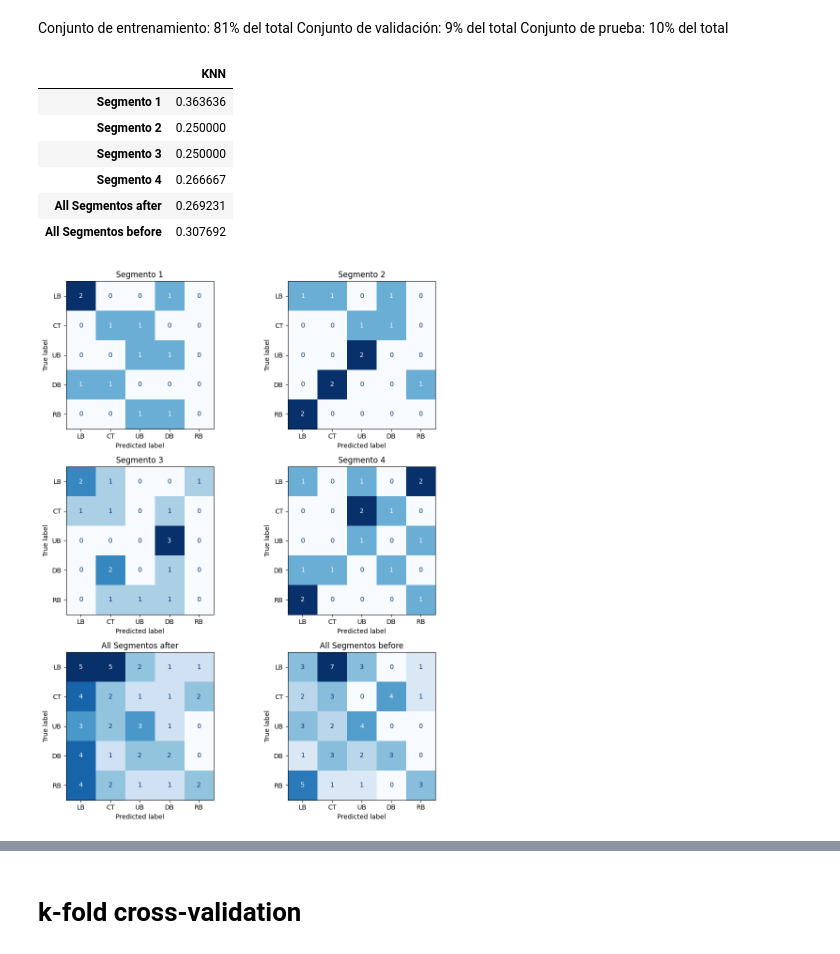
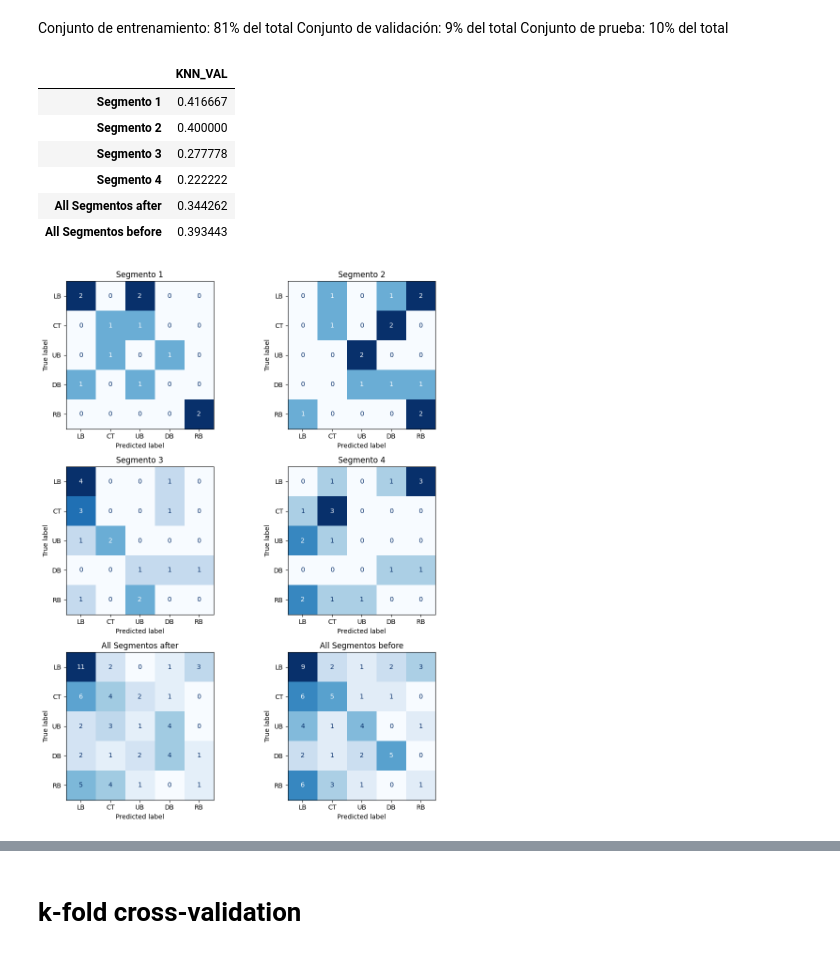
Before and after one commit to jpg1003/AnalisisEEG, a Jupyter notebook: codigo/notebooks/7.Machine_Learning.ipynb, the cells around one changed output, grey strips where cells are left out. Drawn from its saved outputs; the diff is of its cells as text; code cells hidden in the pictures.

```diff
--- a/codigo/notebooks/7.Machine_Learning.ipynb
+++ b/codigo/notebooks/7.Machine_Learning.ipynb
@@ -55,7 +55,7 @@ def evaluar_holdout_knn(dataframe):
     X_train, y_train, X_val, y_val, X_test, y_test = dividir_datos(dataframe)
 
     #modelo
-    model_KNN = KNeighborsClassifier()
+    #model_KNN = KNeighborsClassifier()
     # Entreno el modelo
     model_KNN.fit(X_train, y_train)
 
@@ -96,6 +98,7 @@ for valores_knn in modelos_all_knn:
 # %%
 
-datos_holdout_knn = pd.DataFrame(accuracy_score_knn, columns=['KNN'], index=(titulos_all))
+datos_holdout_knn = pd.DataFrame(accuracy_score_knn, columns=['KNN_VAL'], index=(titulos_all))
+datos_holdout_knn_test = pd.DataFrame(accuracy_score_test_knn, columns=['KNN_TEST'], index=(titulos_all))
 
 display(datos_holdout_knn)
 
@@ -105,41 +108,41 @@ for matrices_knn in matriz_confusion_knn:
 
     mc_knn.append(pd.DataFrame(matrices_knn, index=nombre_clases, columns=nombre_clases))
 
 #https://scikit-learn.org/stable/modules/generated/sklearn.metrics.ConfusionMatrixDisplay.html
 
 # Creo una figura y ejes para dividir el espacio en cuatro subgráficos
 fig, axs = plt.subplots(3, 2, figsize=(10, 12))
 
 # Matrices de confusión y títulos para cada subgráfico
 dataframes = [mc_knn[0], mc_knn[1], mc_knn[2], mc_knn[3], mc_knn[4], mc_knn[5]]
 
 # Itero sobre los DataFrames y títulos para imprimir matriz de confusión en un subgráfico
 for i, (dataframe, titulo) in enumerate(zip(dataframes, titulos_all)):
     fila = i // 2
     columna = i % 2
     ax = axs[fila, columna]
 
     # Se crea la impresion de la matriz de confusión y se implime
     disp = ConfusionMatrixDisplay(confusion_matrix=dataframe.values, display_labels=(nombre_clases))
     disp.plot(ax=ax, colorbar=False, cmap='Blues')
 
     # Añado el título al subgráfico
     ax.set_title(titulo)
 
 # Se ajusta el espaciado entre subgráficos
 plt.tight_layout()
 
 # Se imprime el gráfico
 plt.show()
 # %% [output]
-|  | KNN |
-| Segmento 1 | 0.363636 |
-| Segmento 2 | 0.250000 |
-| Segmento 3 | 0.250000 |
-| Segmento 4 | 0.266667 |
-| All Segmentos after | 0.269231 |
-| All Segmentos before | 0.307692 |
+|  | KNN_VAL |
+| Segmento 1 | 0.416667 |
+| Segmento 2 | 0.400000 |
+| Segmento 3 | 0.277778 |
+| Segmento 4 | 0.222222 |
+| All Segmentos after | 0.344262 |
+| All Segmentos before | 0.393443 |
-[figure, old version]
+[figure, new version]
 # %%
 
 def evaluar_holdout_tree(dataframe):
```
Also changed, not shown: parts of 17 cells of this notebook, 23 other files.
